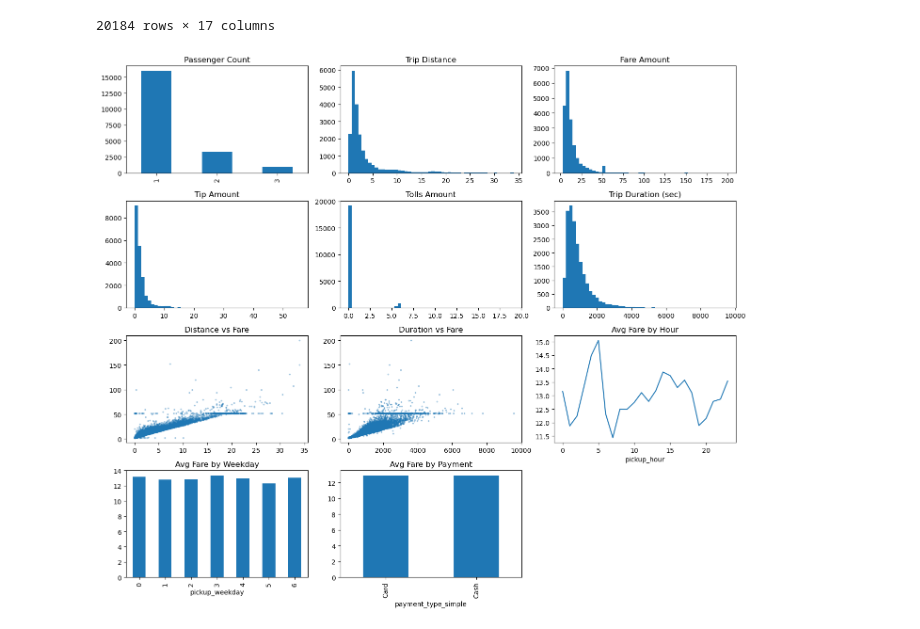
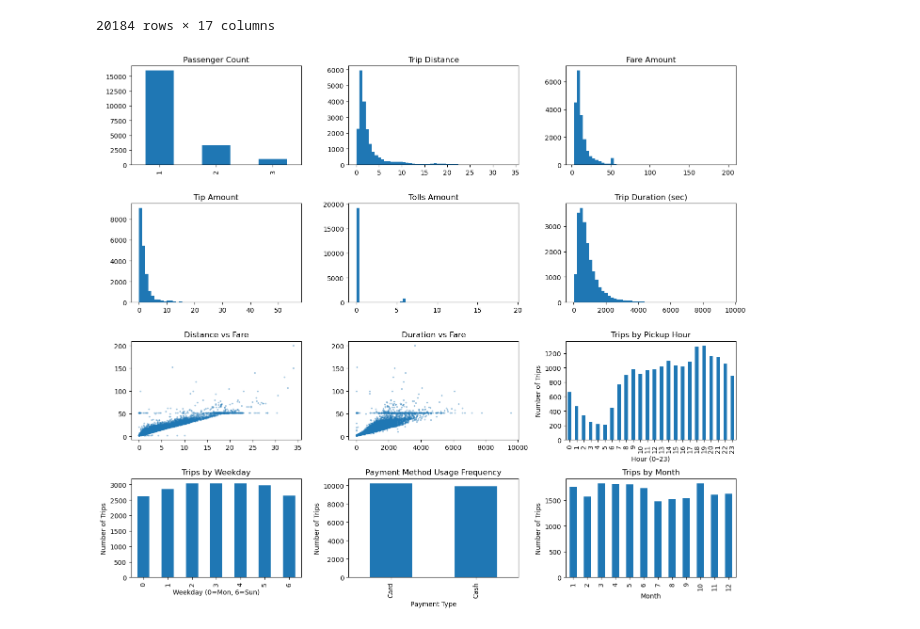
Before and after one commit to jojos0501/da5, a Jupyter notebook: 0204_데이터전처리와시각화/data cleaning_project_jsk.ipynb, the cells around one changed output. Saved outputs shown, nothing was run; the diff lists cells and outputs as text; code cells hidden in the pictures.

```diff
--- a/0204_데이터전처리와시각화/data cleaning_project_jsk.ipynb
+++ b/0204_데이터전처리와시각화/data cleaning_project_jsk.ipynb
@@ -1151,41 +1151,68 @@ axes[2].set_title("Fare Amount")
 
 # 4) tip_amount
 axes[3].hist(final_df["tip_amount"], bins=50)
 axes[3].set_title("Tip Amount")
 
 # 5) tolls_amount
 axes[4].hist(final_df["tolls_amount"], bins=50)
 axes[4].set_title("Tolls Amount")
 
 # 6) duration
 axes[5].hist(final_df["trip_duration_seconds"], bins=50)
 axes[5].set_title("Trip Duration (sec)")
 
 # 7) distance vs fare
 axes[6].scatter(final_df["trip_distance"], final_df["fare_amount"], s=3, alpha=0.3)
 axes[6].set_title("Distance vs Fare")
 
 # 8) duration vs fare
 axes[7].scatter(final_df["trip_duration_seconds"], final_df["fare_amount"], s=3, alpha=0.3)
 axes[7].set_title("Duration vs Fare")
 
-# 9) avg fare by hour
-final_df.groupby("pickup_hour")["fare_amount"].mean().plot(ax=axes[8])
-axes[8].set_title("Avg Fare by Hour")
+# 9) 시간대별 이용륭
+final_df["pickup_hour"].value_counts().sort_index().plot(
+    kind="bar",
+    ax=axes[8]
+)
 
-# 10) avg fare by weekday
-final_df.groupby("pickup_weekday")["fare_amount"].mean().plot(kind="bar", ax=axes[9])
-axes[9].set_title("Avg Fare by Weekday")
+axes[8].set_title("Trips by Pickup Hour")
+axes[8].set_xlabel("Hour (0–23)")
+axes[8].set_ylabel("Number of Trips")
 
-# 11) avg fare by payment type
-final_df.groupby("payment_type_simple")["fare_amount"].mean().plot(kind="bar", ax=axes[10])
-axes[10].set_title("Avg Fare by Payment")
+# 10) 요일별 이용륭
+final_df["pickup_weekday"].value_counts().sort_index().plot(
+    kind="bar",
+    ax=axes[9]
+)
 
+axes[9].set_title("Trips by Weekday")
+axes[9].set_xlabel("Weekday (0=Mon, 6=Sun)")
+axes[9].set_ylabel("Number of Trips")
+
+# 11) 현금과 카드 사용율
+final_df["payment_type_simple"].value_counts().plot(
+    kind="bar",
+    ax=axes[10]
+)
+
+axes[10].set_title("Payment Method Usage Frequency")
+axes[10].set_xlabel("Payment Type")
+axes[10].set_ylabel("Number of Trips")
+
+# 12) 월별 이용률
+final_df["pickup_month"].value_counts().sort_index().plot(
+    kind="bar",
+    ax=axes[11]
+)
+
+axes[11].set_title("Trips by Month")
+axes[11].set_xlabel("Month")
+axes[11].set_ylabel("Number of Trips")
 # 12) 빈 칸(남는 축 숨기기)
-axes[11].axis("off")
+# axes[11].axis("off")
 
 # 여백 자동 정리 (한눈에 보기 좋게)
 plt.tight_layout()
 plt.show()
 # %% [output]
-[figure, old version]
+[figure, new version]
```
Also changed, not shown: parts of 1 cell of this notebook.
